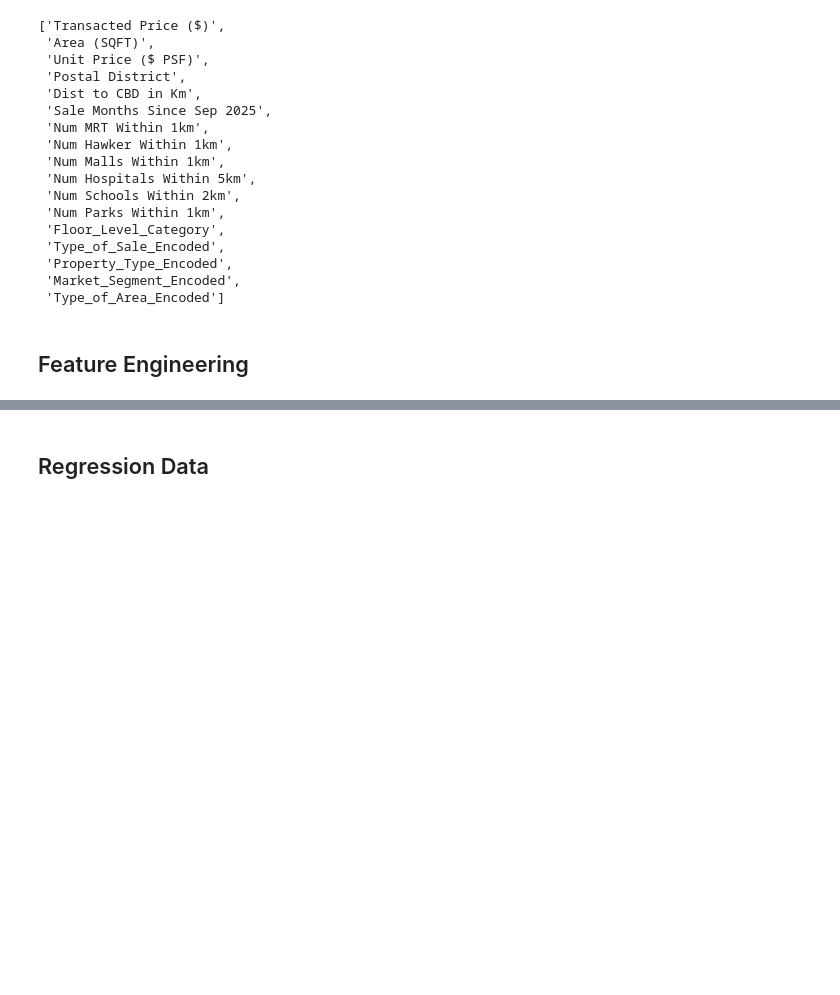
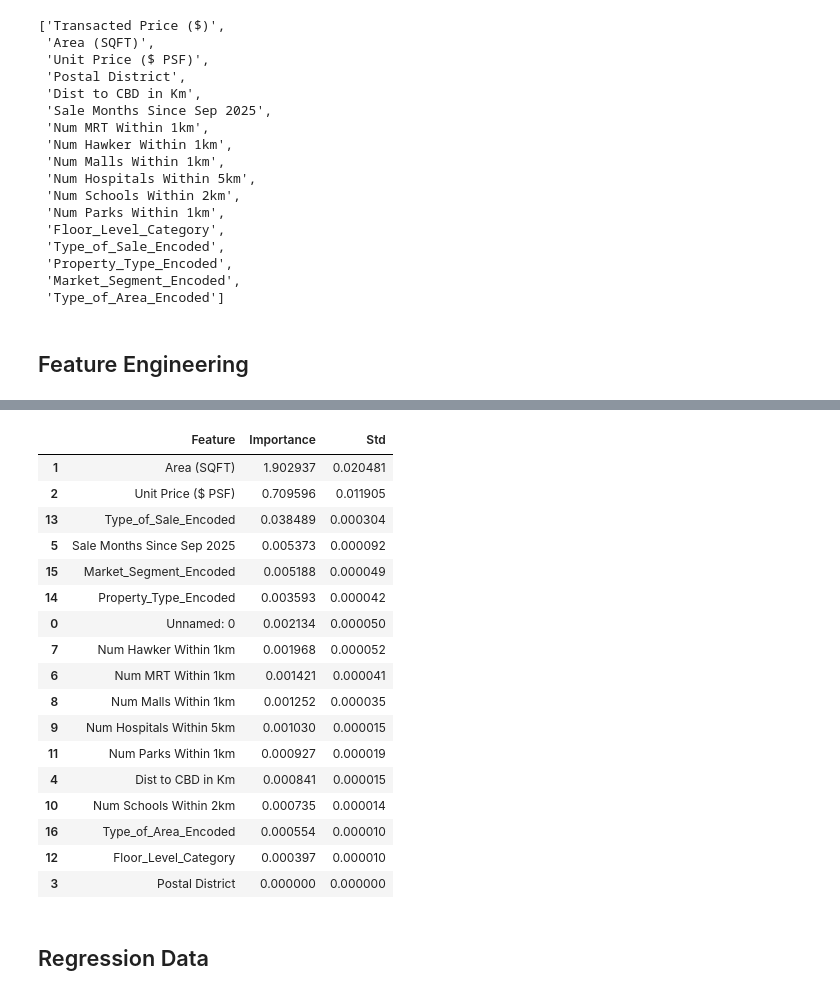
Before and after one commit to angelinemarcelle/COMP3522_Singapore_Private_Residential_Properties_Price_Analysis, a Jupyter notebook: notebooks/prep_data.ipynb, the cells around one changed output, grey strips where cells are left out. Drawn from its saved outputs; the diff is of its cells as text; code cells hidden in the pictures; blank space fills up the shorter version.

```diff
--- a/notebooks/prep_data.ipynb
+++ b/notebooks/prep_data.ipynb
@@ -921,3 +767,24 @@ KeyError: 'Feature'
+# %%
+feature_importance_perm
+# %% [output]
+|  | Feature | Importance | Std |
+| 1 | Area (SQFT) | 1.902937 | 0.020481 |
+| 2 | Unit Price ($ PSF) | 0.709596 | 0.011905 |
+| 13 | Type_of_Sale_Encoded | 0.038489 | 0.000304 |
+| 5 | Sale Months Since Sep 2025 | 0.005373 | 0.000092 |
+| 15 | Market_Segment_Encoded | 0.005188 | 0.000049 |
+| 14 | Property_Type_Encoded | 0.003593 | 0.000042 |
+| 0 | Unnamed: 0 | 0.002134 | 0.000050 |
+| 7 | Num Hawker Within 1km | 0.001968 | 0.000052 |
+| 6 | Num MRT Within 1km | 0.001421 | 0.000041 |
+| 8 | Num Malls Within 1km | 0.001252 | 0.000035 |
+| 9 | Num Hospitals Within 5km | 0.001030 | 0.000015 |
+| 11 | Num Parks Within 1km | 0.000927 | 0.000019 |
+| 4 | Dist to CBD in Km | 0.000841 | 0.000015 |
+| 10 | Num Schools Within 2km | 0.000735 | 0.000014 |
+| 16 | Type_of_Area_Encoded | 0.000554 | 0.000010 |
+| 12 | Floor_Level_Category | 0.000397 | 0.000010 |
+| 3 | Postal District | 0.000000 | 0.000000 |
 # %% [markdown]
 ## Regression Data
 # %%
```
Also changed, not shown: parts of 3 cells of this notebook, 1 other file.
